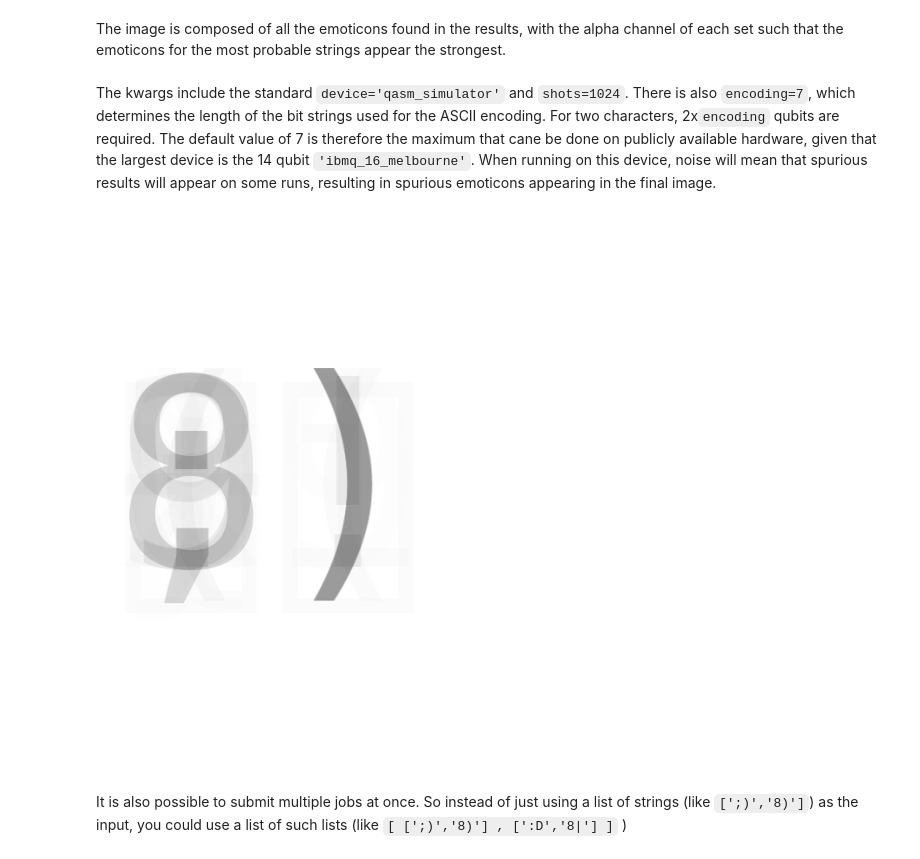
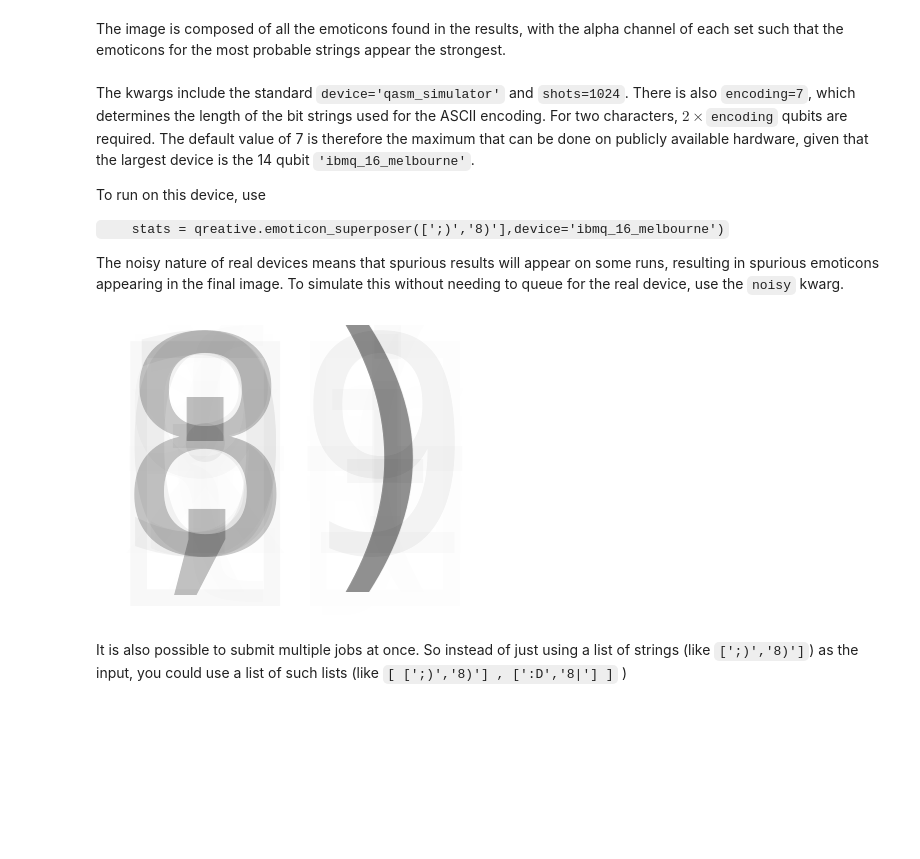
Before and after one commit to quantumjim/qreative, a Jupyter notebook: tutorials/how-to-use--superposers.ipynb, the cells around one changed output. Cells and saved outputs as stored; diff of their text form; code cells hidden in the pictures; blank space fills up the shorter version.

Commit message:
add noise and alter two_bit

```diff
--- a/tutorials/how-to-use--superposers.ipynb
+++ b/tutorials/how-to-use--superposers.ipynb
@@ -64,11 +64,17 @@ print("    Emoticons and their fractions:       ",stats)
 # %% [markdown]
 The image is composed of all the emoticons found in the results, with the alpha channel of each set such that the emoticons for the most probable strings appear the strongest.
 # %% [markdown]
-The kwargs include the standard `device='qasm_simulator'` and `shots=1024`. There is also `encoding=7`, which determines the length of the bit strings used for the ASCII encoding. For two characters, 2x`encoding` qubits are required. The default value of 7 is therefore the maximum that cane be done on publicly available hardware, given that the largest device is the 14 qubit `'ibmq_16_melbourne'`. When running on this device, noise will mean that spurious results will appear on some runs, resulting in spurious emoticons appearing in the final image.
+The kwargs include the standard `device='qasm_simulator'` and `shots=1024`. There is also `encoding=7`, which determines the length of the bit strings used for the ASCII encoding. For two characters, $2\times$`encoding` qubits are required. The default value of 7 is therefore the maximum that can be done on publicly available hardware, given that the largest device is the 14 qubit `'ibmq_16_melbourne'`.
+
+To run on this device, use
+
+`    stats = qreative.emoticon_superposer([';)','8)'],device='ibmq_16_melbourne')`
+
+The noisy nature of real devices means that spurious results will appear on some runs, resulting in spurious emoticons appearing in the final image. To simulate this without needing to queue for the real device, use the `noisy` kwarg.
 # %%
-stats = qreative.emoticon_superposer([';)','8)'],device='ibmq_16_melbourne')
+stats = qreative.emoticon_superposer([';)','8)'],noisy=True)
 # %% [output]
-[figure, old version]
+[figure, new version]
 # %% [markdown]
 It is also possible to submit multiple jobs at once. So instead of just using a list of strings (like `[';)','8)']`) as the input, you could use a list of such lists (like `[ [';)','8)'] , [':D','8|'] ]` )
 # %%
```
Also changed, not shown: parts of 7 cells of this notebook, 3 other files.
